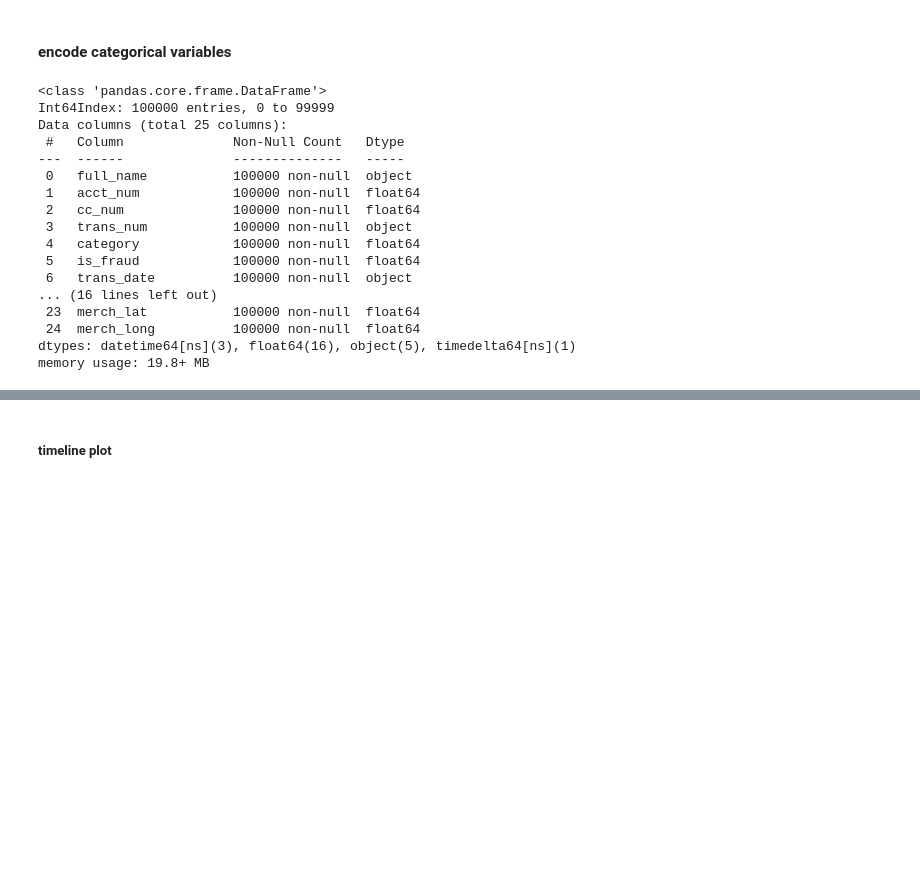
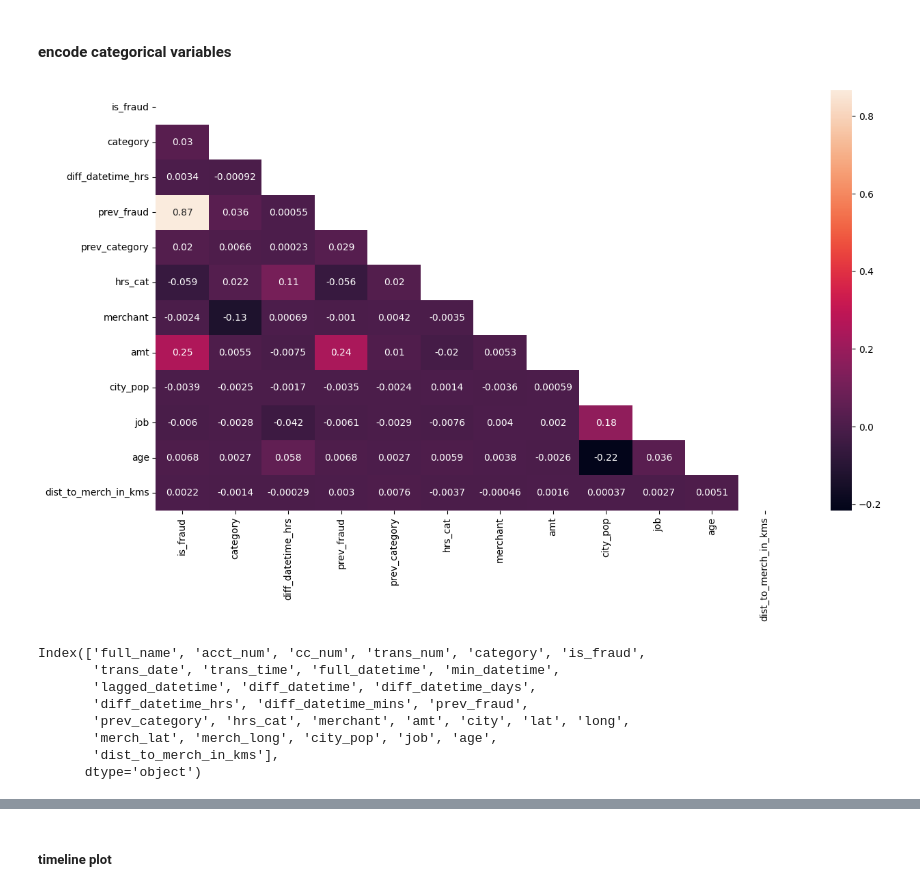
Before and after one commit to kcbioy/dsfc10-sprint3-grp2-constars, a Jupyter notebook: feat_engg.ipynb, the cells around one changed output, grey strips where cells are left out. Saved outputs shown, nothing was run; the diff lists cells and outputs as text; code cells hidden in the pictures; blank space fills up the shorter version.

```diff
--- a/feat_engg.ipynb
+++ b/feat_engg.ipynb
@@ -200,7 +186,7 @@ def get_hr_between_trans(hour):
     else:
         return '<= 1hr'
 
-transaction_dt['hrs_cat'] = transaction_dt['diff_datetime_hrs'].apply(get_hr_between_trans).astype('category')
+transaction_dt['hrs_cat'] = transaction_dt['diff_datetime_hrs'].apply(get_hr_between_trans).fillna(0)
 # %%
 transaction_dt['hrs_cat'].value_counts()
 # %% [output]
@@ -212,4 +198,5 @@ transaction_dt['hrs_cat'].value_counts()
 > 24hrs    12684
 Name: hrs_cat, dtype: int64
 # %%
-transaction_dt = transaction_dt.merge(cc_clean[['full_name', 'trans_num', 'merchant', 'amt', 'city', 'lat', 'long', 'merch_lat', 'merch_long']], on =['full_name','trans_num'], how = 'left')
+transaction_dt = transaction_dt.merge(cc_clean[['full_name', 'trans_num', 'merchant', 'amt', \
+    'city', 'lat', 'long', 'merch_lat', 'merch_long', 'city_pop', 'job', 'age']], on =['full_name','trans_num'], how = 'left')
@@ -233,5 +280,7 @@ transactions_clean.to_csv('transactions_clean.csv')
 #### encode categorical variables
 # %%
 from sklearn.preprocessing import OrdinalEncoder
+# %%
+transaction_clean = transaction_dt
 # %%
 enc = OrdinalEncoder()
@@ -238,0 +290,4 @@ transaction_dt[['hrs_cat', 'is_fraud', 'prev_category', 'prev_fraud', 'category'
+# %%
+to_drop2 = ['diff_datetime_mins', 'lat', 'long', 'merch_lat', 'merch_long', 'trans_date', 'trans_time', \
+    'min_datetime', 'lagged_datetime', 'diff_datetime_days', 'full_datetime', 'diff_datetime']
+transactions_clean = transaction_clean.drop(to_drop2, axis=1)
@@ -239,20 +296,23 @@ transaction_dt[['hrs_cat', 'is_fraud', 'prev_category', 'prev_fraud', 'category'
+# %%
+quant = transactions_clean[['is_fraud', 'category', 'diff_datetime_hrs', 'prev_fraud',
+       'prev_category', 'hrs_cat', 'merchant', 'amt', 'city', 'city_pop',
+       'job', 'age', 'dist_to_merch_in_kms']]
+
+corr = quant.corr()
+
+mask = np.triu(np.ones_like(corr, dtype=bool))
+fig, ax = plt.subplots(figsize=(15, 8))
+ax = sns.heatmap(corr, mask=mask, annot=True)
+# %% [output]
+[figure, added]
 # %%
-transaction_dt.info()
+transaction_dt.columns
 # %% [output]
-<class 'pandas.core.frame.DataFrame'>
-Int64Index: 100000 entries, 0 to 99999
-Data columns (total 25 columns):
- #   Column              Non-Null Count   Dtype
----  ------              --------------   -----
- 0   full_name           100000 non-null  object
- 1   acct_num            100000 non-null  float64
- 2   cc_num              100000 non-null  float64
- 3   trans_num           100000 non-null  object
- 4   category            100000 non-null  float64
- 5   is_fraud            100000 non-null  float64
- 6   trans_date          100000 non-null  object
-... (16 lines left out)
- 23  merch_lat           100000 non-null  float64
- 24  merch_long          100000 non-null  float64
-dtypes: datetime64[ns](3), float64(16), object(5), timedelta64[ns](1)
-memory usage: 19.8+ MB
+Index(['full_name', 'acct_num', 'cc_num', 'trans_num', 'category', 'is_fraud',
+       'trans_date', 'trans_time', 'full_datetime', 'min_datetime',
+       'lagged_datetime', 'diff_datetime', 'diff_datetime_days',
+       'diff_datetime_hrs', 'diff_datetime_mins', 'prev_fraud',
+       'prev_category', 'hrs_cat', 'merchant', 'amt', 'city', 'lat', 'long',
+       'merch_lat', 'merch_long', 'city_pop', 'job', 'age',
+       'dist_to_merch_in_kms'],
+      dtype='object')
```
Also changed, not shown: parts of 24 cells of this notebook.
